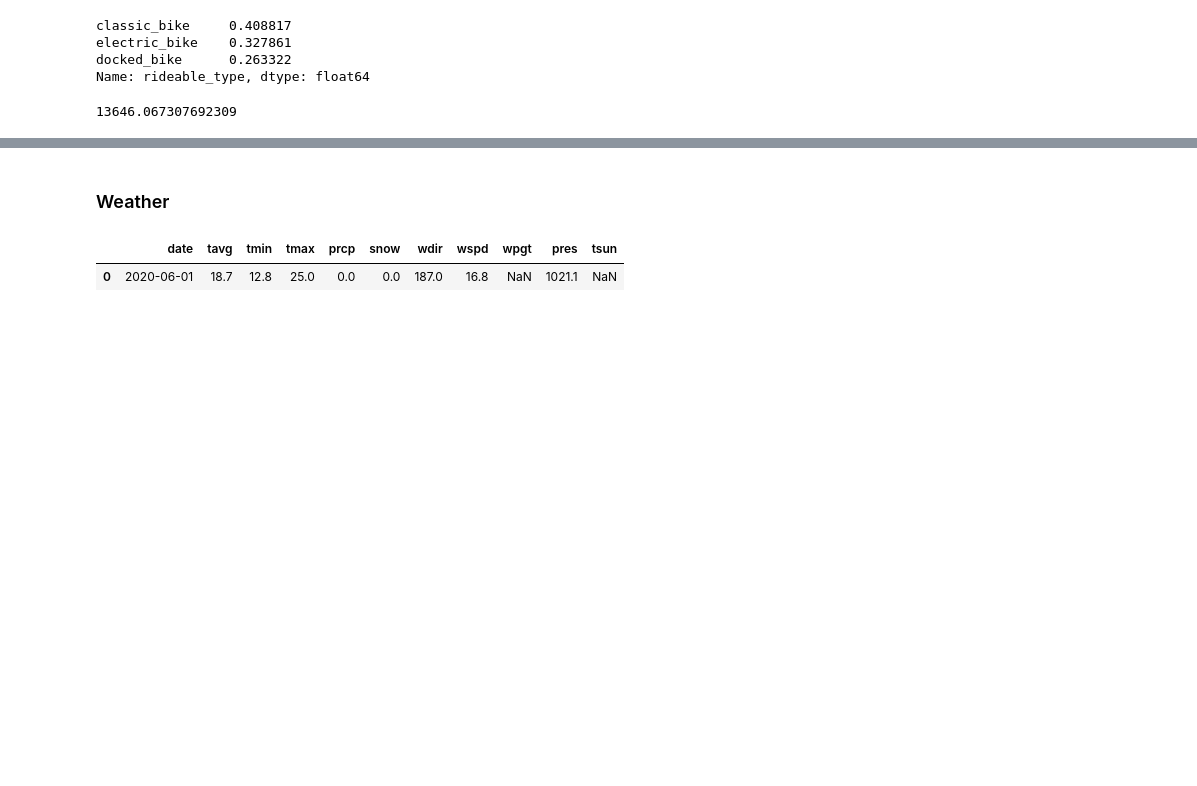
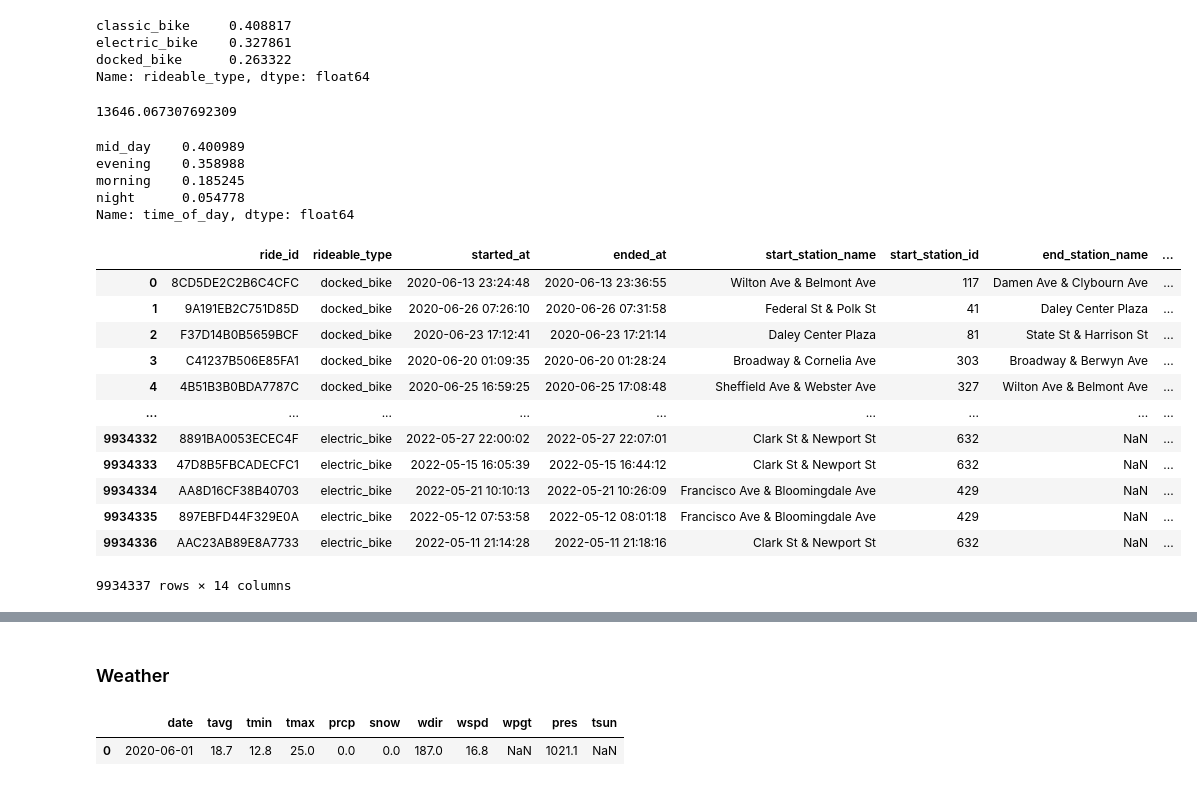
Before and after one commit to OwenBrush/data_analysis_divvy_bike_usage, a Jupyter notebook: data_exploration.ipynb, the cells around one changed output, grey strips where cells are left out. Cells and saved outputs as stored; diff of their text form; code cells hidden in the pictures; blank space fills up the shorter version.

Commit message:
Created time table for timeline visualizations

```diff
--- a/data_exploration.ipynb
+++ b/data_exploration.ipynb
@@ -16,6 +17,9 @@ covid = pd.read_csv('data/covid/covid_data.csv', index_col=0)
 weather = pd.read_csv('data/weather/weather_data.csv', index_col=0)
 # %% [markdown]
 ### Bike Data Exploration
+# %%
+bikes['started_at'] = pd.to_datetime(bikes['started_at'])
+bikes['ended_at'] = pd.to_datetime(bikes['ended_at'])
 # %%
 bikes.head(1)
 # %% [output]
@@ -52,3 +56,36 @@ Name: rideable_type, dtype: float64
 pd.to_datetime(bikes['started_at']).dt.date.value_counts().mean()
 # %% [output]
 13646.067307692309
+# %%
+# Ride Duration
+bikes['ride_duration'] = bikes['ended_at'] - bikes['started_at']
+# %%
+# Time of day
+bikes['time_of_day'] = None
+bikes.loc[((bikes['started_at'].dt.hour >= 5) & (bikes['started_at'].dt.hour <= 10)), 'time_of_day'] = 'morning'
+bikes.loc[((bikes['started_at'].dt.hour >= 11) & (bikes['started_at'].dt.hour <= 16)), 'time_of_day'] = 'mid_day'
+bikes.loc[((bikes['started_at'].dt.hour >= 17) & (bikes['started_at'].dt.hour <= 22)), 'time_of_day'] = 'evening'
+bikes.loc[((bikes['started_at'].dt.hour >= 23) | (bikes['started_at'].dt.hour <= 4)), 'time_of_day'] = 'night'
+bikes['time_of_day'].value_counts(normalize=True)
+# %% [output]
+mid_day    0.400989
+evening    0.358988
+morning    0.185245
+night      0.054778
+Name: time_of_day, dtype: float64
+# %%
+bikes
+# %% [output]
+|  | ride_id | rideable_type | started_at | ended_at | start_station_name | start_station_id | end_station_name | ... |
+| 0 | 8CD5DE2C2B6C4CFC | docked_bike | 2020-06-13 23:24:48 | 2020-06-13 23:36:55 | Wilton Ave & Belmont Ave | 117 | Damen Ave & Clybourn Ave | ... |
+| 1 | 9A191EB2C751D85D | docked_bike | 2020-06-26 07:26:10 | 2020-06-26 07:31:58 | Federal St & Polk St | 41 | Daley Center Plaza | ... |
+| 2 | F37D14B0B5659BCF | docked_bike | 2020-06-23 17:12:41 | 2020-06-23 17:21:14 | Daley Center Plaza | 81 | State St & Harrison St | ... |
+| 3 | C41237B506E85FA1 | docked_bike | 2020-06-20 01:09:35 | 2020-06-20 01:28:24 | Broadway & Cornelia Ave | 303 | Broadway & Berwyn Ave | ... |
+| 4 | 4B51B3B0BDA7787C | docked_bike | 2020-06-25 16:59:25 | 2020-06-25 17:08:48 | Sheffield Ave & Webster Ave | 327 | Wilton Ave & Belmont Ave | ... |
+| ... | ... | ... | ... | ... | ... | ... | ... | ... |
+| 9934332 | 8891BA0053ECEC4F | electric_bike | 2022-05-27 22:00:02 | 2022-05-27 22:07:01 | Clark St & Newport St | 632 | NaN | ... |
+| 9934333 | 47D8B5FBCADECFC1 | electric_bike | 2022-05-15 16:05:39 | 2022-05-15 16:44:12 | Clark St & Newport St | 632 | NaN | ... |
+| 9934334 | AA8D16CF38B40703 | electric_bike | 2022-05-21 10:10:13 | 2022-05-21 10:26:09 | Francisco Ave & Bloomingdale Ave | 429 | NaN | ... |
+| 9934335 | 897EBFD44F329E0A | electric_bike | 2022-05-12 07:53:58 | 2022-05-12 08:01:18 | Francisco Ave & Bloomingdale Ave | 429 | NaN | ... |
+| 9934336 | AAC23AB89E8A7733 | electric_bike | 2022-05-11 21:14:28 | 2022-05-11 21:18:16 | Clark St & Newport St | 632 | NaN | ... |
+9934337 rows × 14 columns
```
Also changed, not shown: parts of 7 cells of this notebook, 2 other files.
